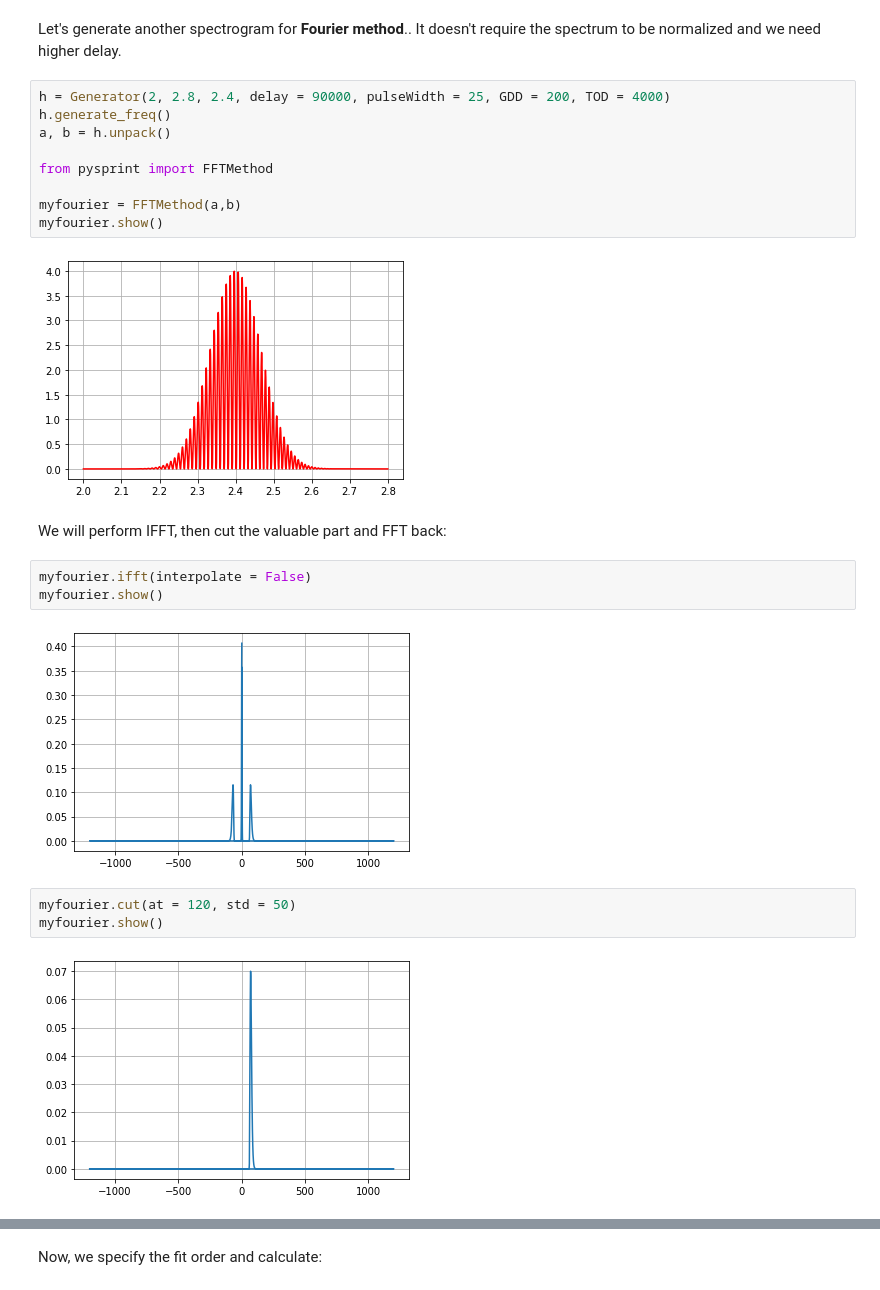
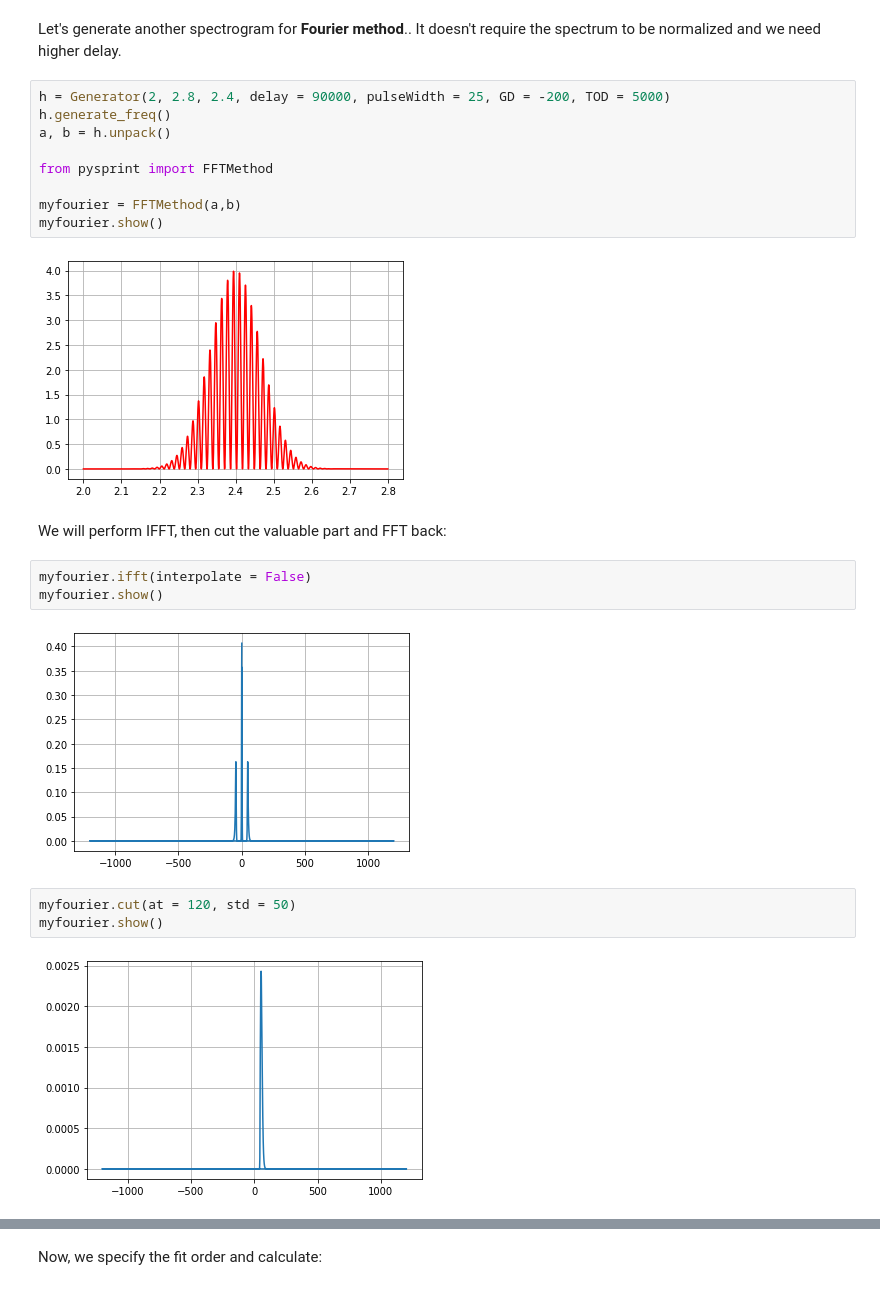
Before and after one commit to Ptrskay3/PySprint, a Jupyter notebook: doc/Methods.ipynb, the cells around one changed output, grey strips where cells are left out. Cells and saved outputs as stored; diff of their text form.

```diff
--- a/doc/Methods.ipynb
+++ b/doc/Methods.ipynb
@@ -56,28 +56,28 @@ mycosfit.plot_result() # the fit fails, parameters need to be tweaked.
 # %% [markdown]
 Let's generate another spectrogram for **Fourier method**..  It doesn't require the spectrum to be normalized and we need higher delay.
 # %%
-h = Generator(2, 2.8, 2.4, delay = 90000, pulseWidth = 25, GDD = 200, TOD = 4000)
+h = Generator(2, 2.8, 2.4, delay = 90000, pulseWidth = 25, GD = -200, TOD = 5000)
 h.generate_freq()
 a, b = h.unpack()
 
 from pysprint import FFTMethod
 
 myfourier = FFTMethod(a,b)
 myfourier.show()
 # %% [output]
-[figure, old version]
+[figure, new version]
 # %% [markdown]
 We will perform IFFT, then cut the valuable part and FFT back:
 # %%
 myfourier.ifft(interpolate = False)
 myfourier.show()
 # %% [output]
-[figure, old version]
+[figure, new version]
 # %%
 myfourier.cut(at = 120, std = 50)
 myfourier.show()
 # %% [output]
-[figure, old version]
+[figure, new version]
 # %%
 myfourier.fft()
 myfourier.show()
```
Also changed, not shown: parts of 14 cells of this notebook.
